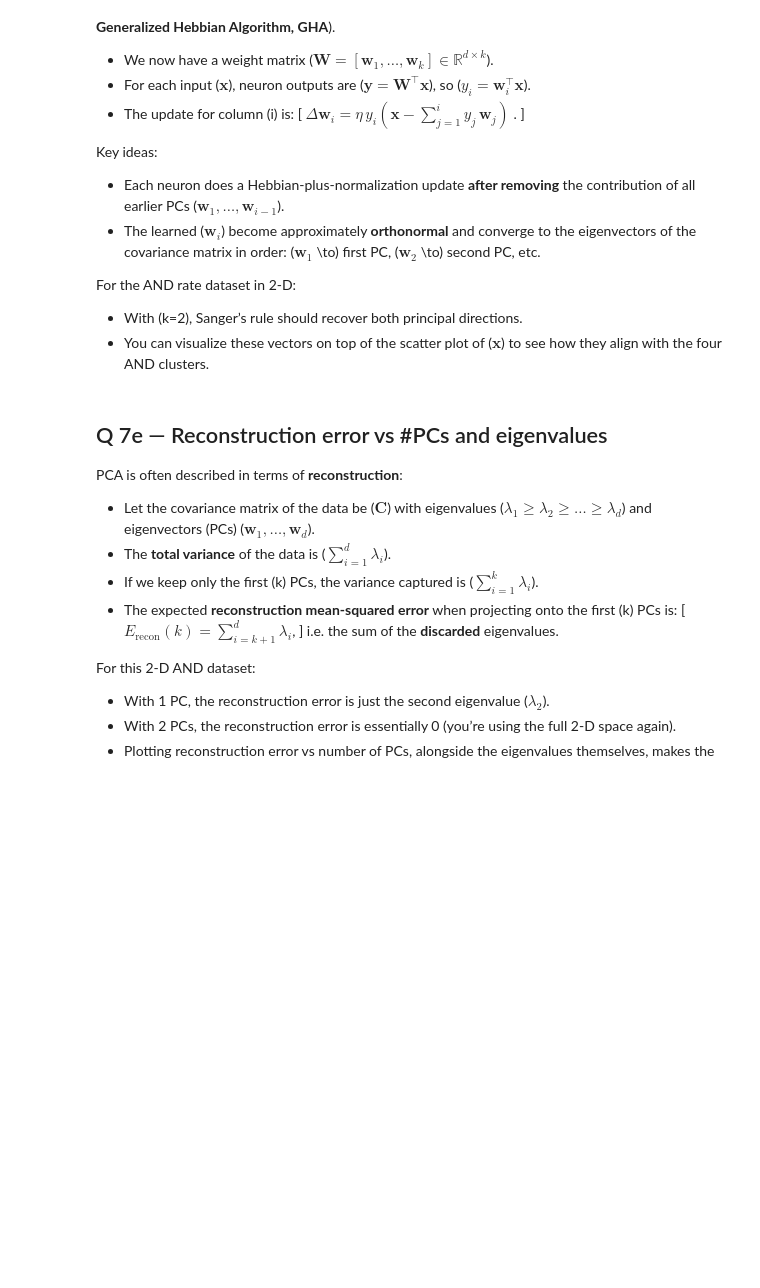
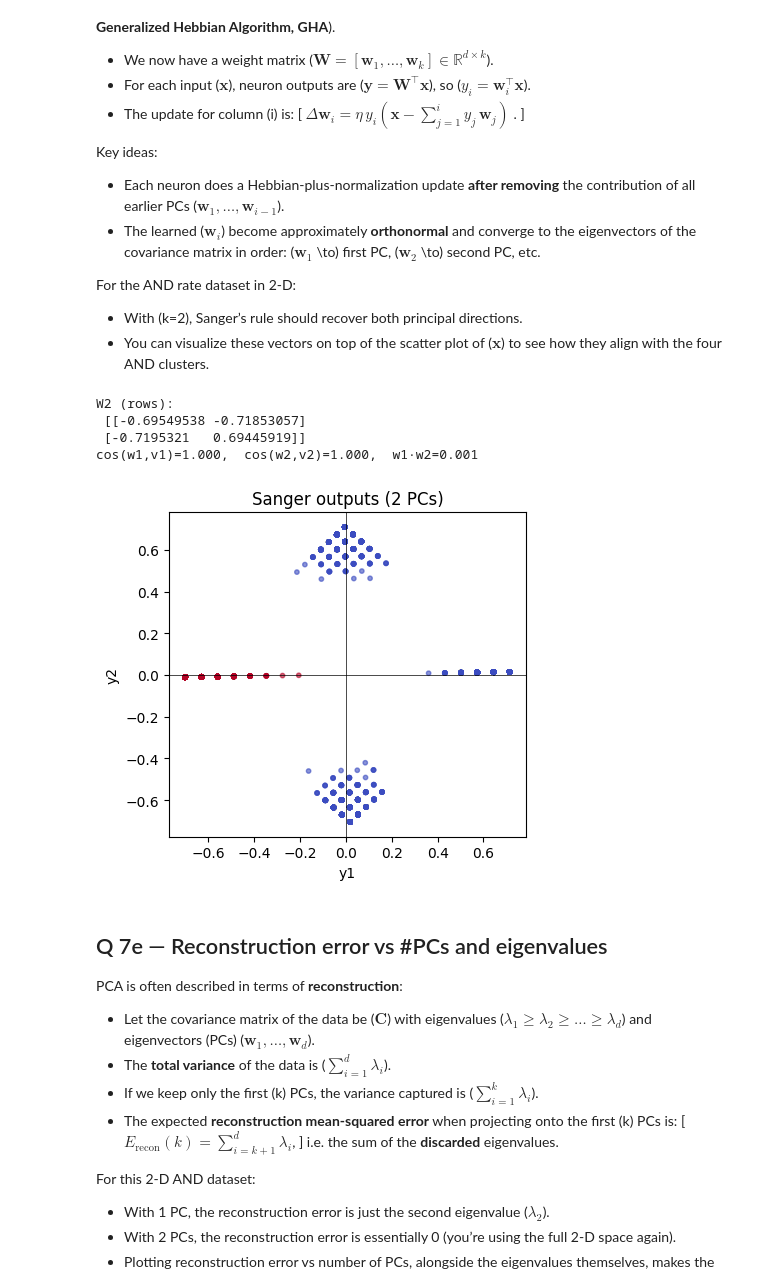
Before and after one commit to shaneH9/brain, a Jupyter notebook: Assignment3/Assignment3_Questions.ipynb, the cells around one changed output. Cells and saved outputs as stored; diff of their text form; code cells hidden in the pictures; blank space fills up the shorter version.

```diff
--- a/Assignment3/Assignment3_Questions.ipynb
+++ b/Assignment3/Assignment3_Questions.ipynb
@@ -973,45 +1294,56 @@ def sanger_fit(Xc, K=2, lr=5e-3, epochs=20, rng=rng):
         W: Weight matrix of shape (K,D) where rows approximate principal components
     """
     # Initialize random weights for K neurons, each taking D inputs
-    D = Xc.shape[1]  # Input dimension
+    N, D = Xc.shape  # Input dimension
+    W = rng.normal(size=(K,D))
+    W /= np.linalg.norm(W, axis=1, keepdims=True)
 
     # Normalize each weight vector to unit length for stability
 
 
     # Training loop over epochs
-
+    for ep in range(epochs):
         # Process samples in random order each epoch
-
+        perm = rng.permutation(N)
+        for i in perm:
+            x = Xc[i]
+            y = W @ x
             # Compute neuron outputs y = Wx
-
+            for n in range(K):
             # Update each neuron's weights in order (k=1,2,...,K)
-
+                proj = np.sum(y[:n+1][:,None] * W[:n+1,:], axis=0)
+                W[n] += lr * y[n] * (x - proj)
                 # Compute projection onto current and previous neurons
-
-
                 # Sanger's update: Hebbian term minus projections
 
 
         # Re-normalize weights after each epoch
+        W /= np.linalg.norm(W, axis=1, keepdims=True)
 
 
     return W
 
 W2 = sanger_fit(Xc, K=2, lr=5e-3, epochs=30)
 print("W2 (rows):\n", W2)
 
 C = (Xc.T @ Xc) / Xc.shape[0]
 eigvals, eigvecs = np.linalg.eigh(C)
 V = eigvecs[:, ::-1]
 cos1 = abs(float(W2[0] @ V[:,0])); cos2 = abs(float(W2[1] @ V[:,1]))
 orth = float(W2[0] @ W2[1])
 print(f"cos(w1,v1)={cos1:.3f},  cos(w2,v2)={cos2:.3f},  w1·w2={orth:.3f}")
 
 Y2 = Xc @ W2.T
 plt.figure(figsize=(4.5,4.2))
 plt.scatter(Y2[:,0], Y2[:,1], c=y, cmap='coolwarm', s=10, alpha=0.6)
 plt.axhline(0, color='k', lw=0.5); plt.axvline(0, color='k', lw=0.5)
 plt.xlabel('y1'); plt.ylabel('y2'); plt.title('Sanger outputs (2 PCs)'); plt.tight_layout(); plt.show()
+# %% [output]
+W2 (rows):
+ [[-0.69549538 -0.71853057]
+ [-0.7195321   0.69445919]]
+cos(w1,v1)=1.000,  cos(w2,v2)=1.000,  w1·w2=0.001
+[figure, added]
 # %% [markdown]
 ## Q 7e — Reconstruction error vs #PCs and eigenvalues
 
```
Also changed, not shown: parts of 40 cells of this notebook.
